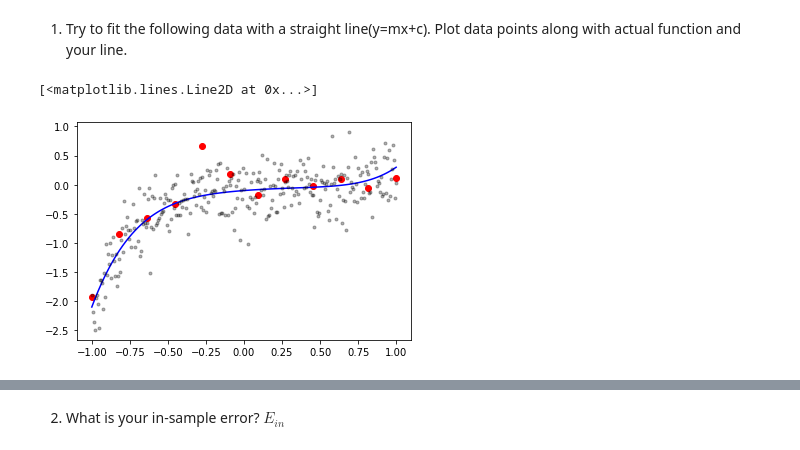
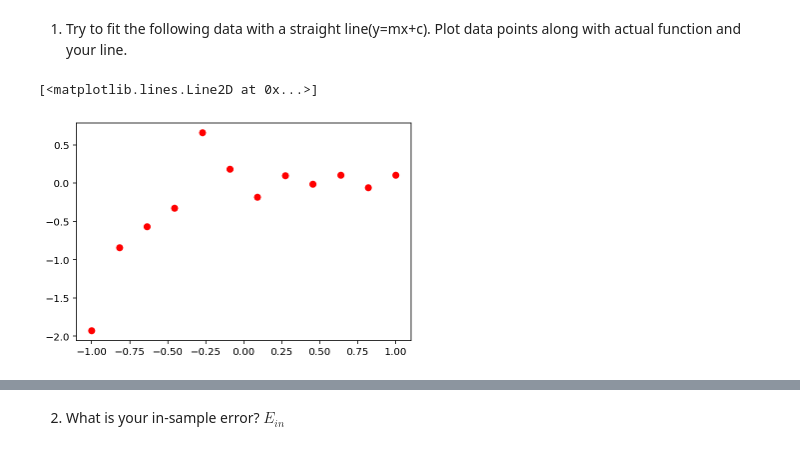
Before and after one commit to muic-pattern-rekt-2018/Exercise03-Generalization-Regularization, a Jupyter notebook: Exercise 03 Generalization and Regularization.ipynb, the cells around one changed output, grey strips where cells are left out. Drawn from its saved outputs; the diff is of its cells as text; code cells hidden in the pictures.

```diff
--- a/Exercise 03 Generalization and Regularization.ipynb
+++ b/Exercise 03 Generalization and Regularization.ipynb
@@ -11,27 +11,27 @@ from scipy.optimize import fmin, minimize
 # %%
 np.random.seed(7777)
 ndata = 12
 z = [0.6, -0.5, 0.4, -0.3, 0.2, -0.1]
 a,b,c,d,e,f = z
 noise = 0.3
 xs = np.linspace(-1, 1, ndata)
 tx = xs
 ys = (a*tx**5 + b*tx**4 + c*tx**3 + d*tx**2 + e*tx + f) + np.random.randn(ndata)*noise
 actualxs = np.linspace(-1,1,100)
 tx = actualxs
 actualys = (a*tx**5 + b*tx**4 + c*tx**3 + d*tx**2 + e*tx + f)
 
 ntest = 300
 testxs = np.linspace(-1,1,ntest)
 tx = testxs
 testys = (a*tx**5 + b*tx**4 + c*tx**3 + d*tx**2 + e*tx + f) + np.random.randn(ntest)*noise
 
 plt.plot(xs, ys,'or')
-plt.plot(actualxs, actualys,'b')
-plt.plot(testxs, testys, '.k', alpha=0.3)
+#plt.plot(actualxs, actualys,'b')
+#plt.plot(testxs, testys, '.k', alpha=0.3)
 # %% [output]
 [<matplotlib.lines.Line2D at 0x...>]
-[figure, old version]
+[figure, new version]
 # %%
 # I'm being nice
 def guess(w, x):
```
Also changed, not shown: parts of 6 cells of this notebook.
